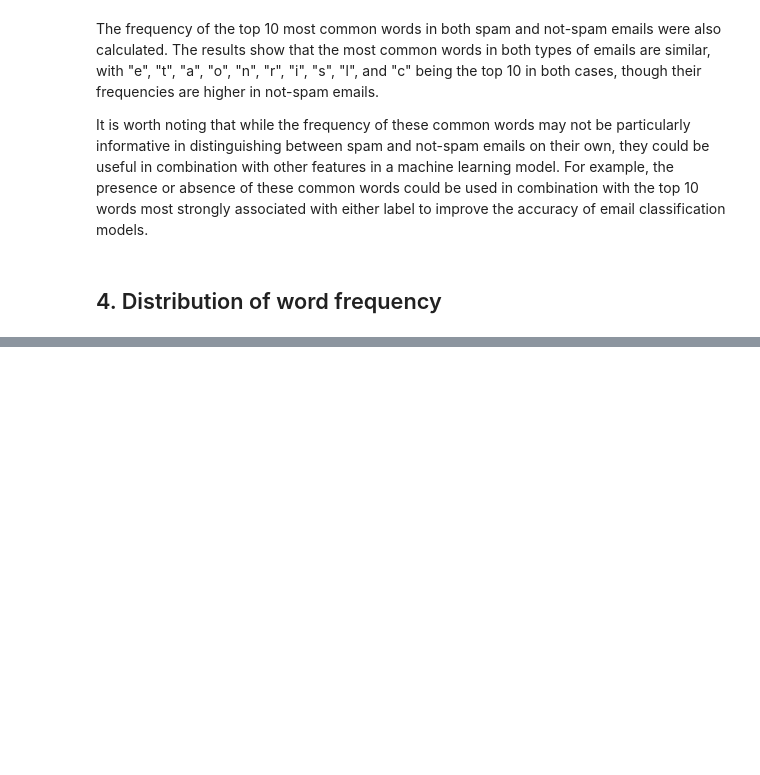
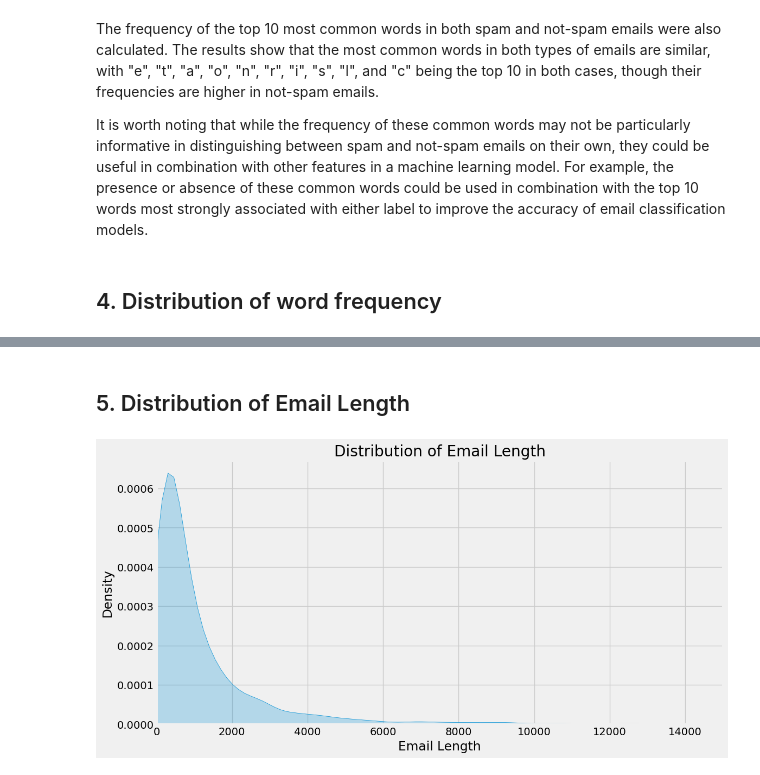
Before and after one commit to khanhlin003/Spam-Detection, a Jupyter notebook: data_visualisation.ipynb, the cells around one changed output, grey strips where cells are left out. Saved outputs shown, nothing was run; the diff lists cells and outputs as text; code cells hidden in the pictures; blank space fills up the shorter version.

```diff
--- a/data_visualisation.ipynb
+++ b/data_visualisation.ipynb
@@ -224,0 +131,13 @@ plt.show()
+# %% [markdown]
+## 5. Distribution of Email Length
+# %%
+email_lengths = df.iloc[:, :-1].sum(axis=1)
+
+plt.figure(figsize=(12, 6))
+sb.kdeplot(email_lengths, shade=True)
+plt.xlabel("Email Length")
+plt.title("Distribution of Email Length")
+plt.xlim(0, 15000)
+plt.show()
+# %% [output]
+[figure, added]
```
Also changed, not shown: parts of 12 cells of this notebook.
